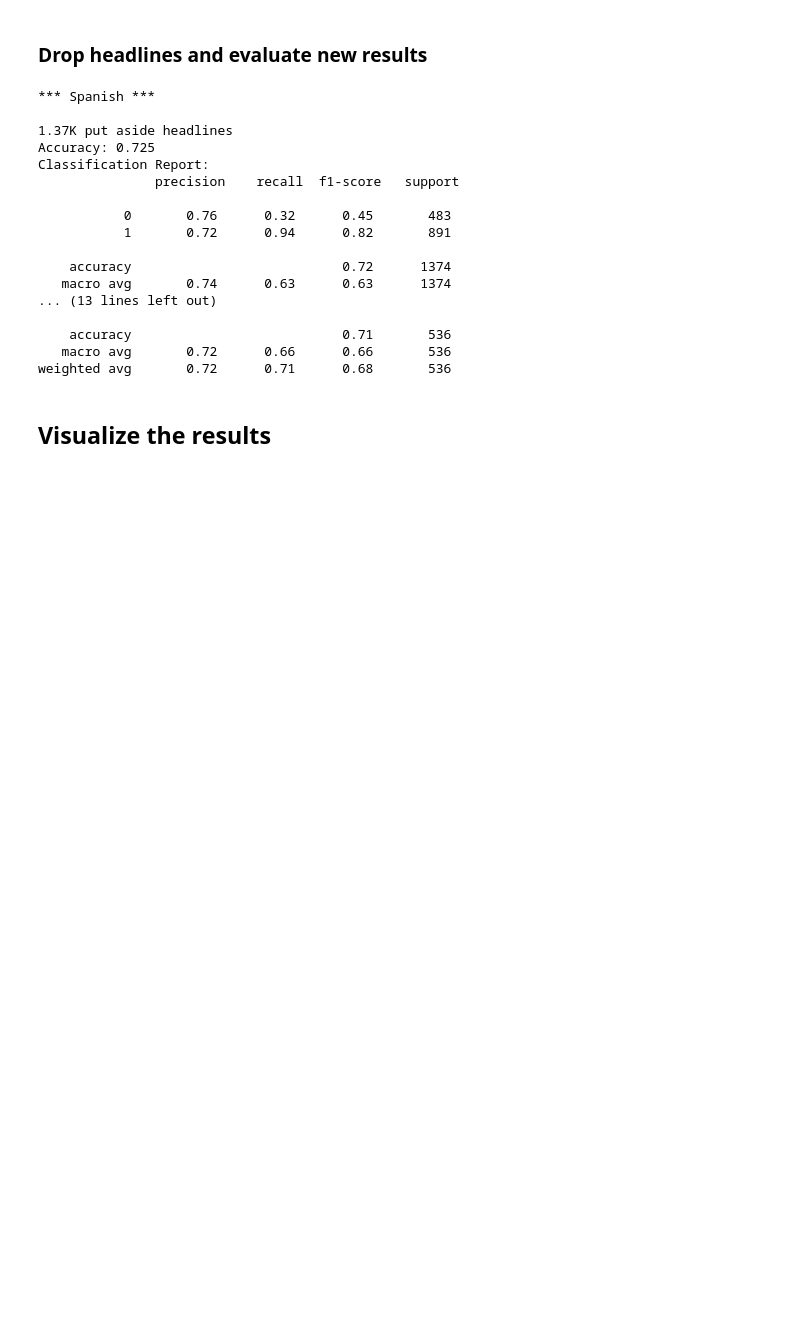
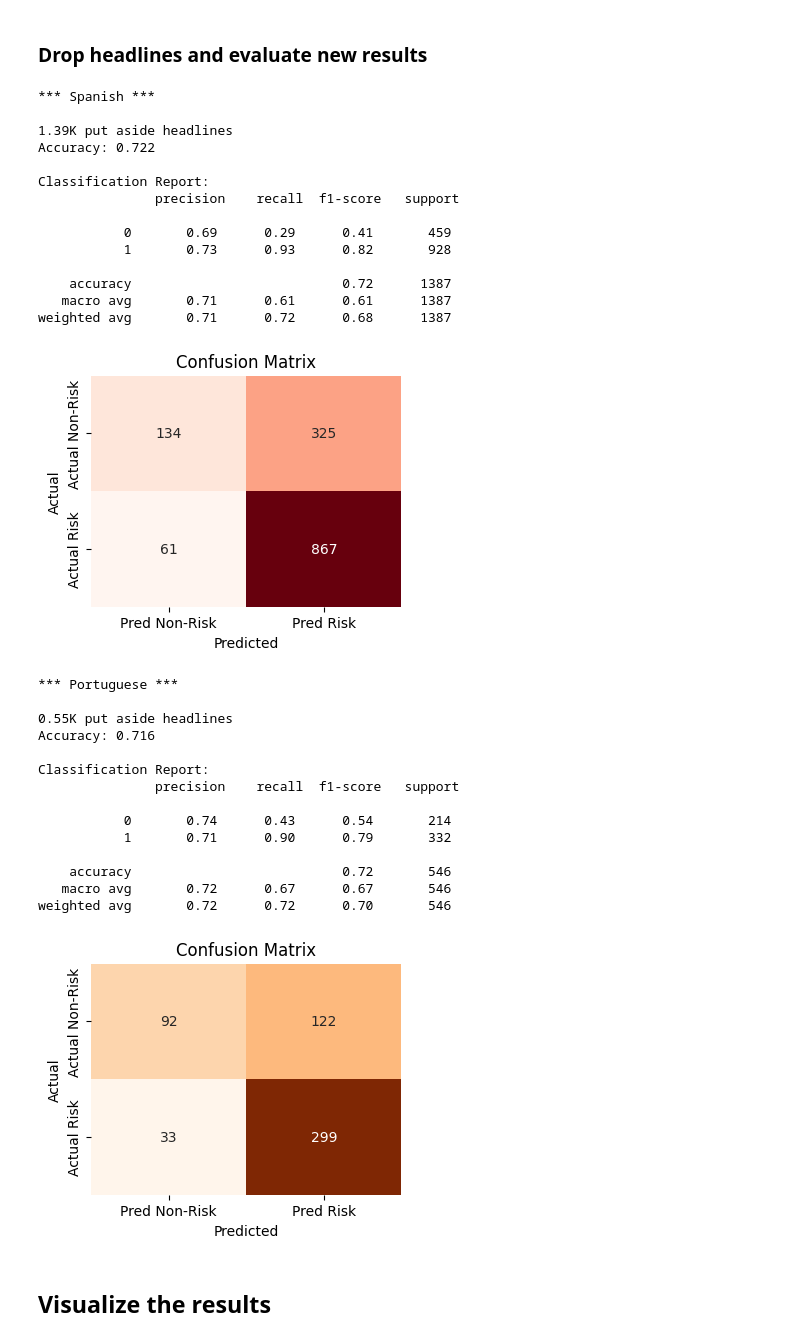
Before and after one commit to jcarterlab/Latin-Risk-Pulse-ML-model, a Jupyter notebook: Notebooks/03_improve_labels.ipynb, the cells around one changed output. Cells and saved outputs as stored; diff of their text form; code cells hidden in the pictures; blank space fills up the shorter version.

```diff
--- a/Notebooks/03_improve_labels.ipynb
+++ b/Notebooks/03_improve_labels.ipynb
@@ -456,29 +499,42 @@ Non-risk headlines: 8998
 # %%
 # create new filtered dfs with fewer non-risk headlines
 new_filtered_spanish_df = create_filtered_df(spanish_df_3, spanish_df_4, new_spanish_percent)
 new_filtered_portuguese_df = create_filtered_df(portuguese_df_3, portuguese_df_4, new_portuguese_percent)
 
 # evaluates the results
-filtered_spanish_classification_report_ = check_results(new_filtered_spanish_df, spanish_put_aside_df, language='Spanish')
-filtered_portuguese_classification_report_ = check_results(new_filtered_portuguese_df, portuguese_put_aside_df, language='Portuguese')
+filtered_spanish_classification_report_ = logistic_regression(new_filtered_spanish_df, spanish_put_aside_df, language='Spanish', colors='Reds')
+filtered_portuguese_classification_report_ = logistic_regression(new_filtered_portuguese_df, portuguese_put_aside_df, language='Portuguese', colors='Oranges')
 # %% [output]
 *** Spanish ***
 
-1.37K put aside headlines
-Accuracy: 0.725
+1.39K put aside headlines
+Accuracy: 0.722
+
 Classification Report:
                precision    recall  f1-score   support
 
-           0       0.76      0.32      0.45       483
-           1       0.72      0.94      0.82       891
+           0       0.69      0.29      0.41       459
+           1       0.73      0.93      0.82       928
 
-    accuracy                           0.72      1374
-   macro avg       0.74      0.63      0.63      1374
-... (13 lines left out)
-
-    accuracy                           0.71       536
-   macro avg       0.72      0.66      0.66       536
-weighted avg       0.72      0.71      0.68       536
+    accuracy                           0.72      1387
+   macro avg       0.71      0.61      0.61      1387
+weighted avg       0.71      0.72      0.68      1387
+[figure, added]
+*** Portuguese ***
+
+0.55K put aside headlines
+Accuracy: 0.716
+
+Classification Report:
+               precision    recall  f1-score   support
+
+           0       0.74      0.43      0.54       214
+           1       0.71      0.90      0.79       332
+
+    accuracy                           0.72       546
+   macro avg       0.72      0.67      0.67       546
+weighted avg       0.72      0.72      0.70       546
+[figure, added]
 # %% [markdown]
 ## Visualize the results
 # %% [markdown]
```
Also changed, not shown: parts of 9 cells of this notebook, 4 other files.
